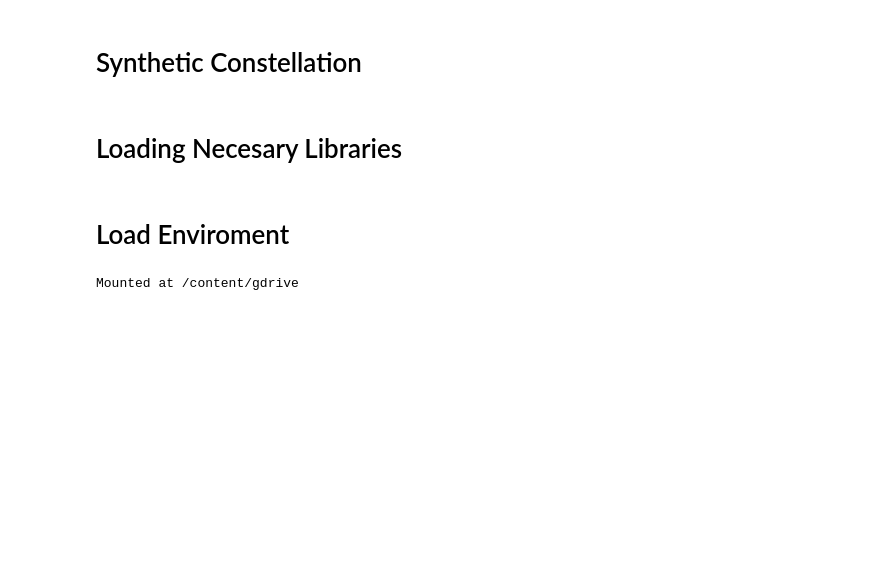
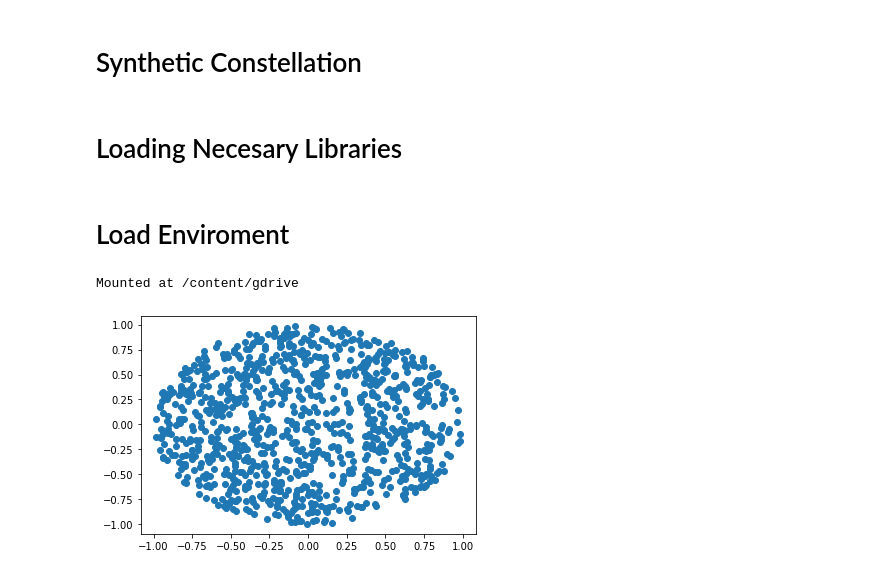
Before and after one commit to R0N3ldrt/ANN, a Jupyter notebook: synthetic_constellation_v2.ipynb, the cells around one changed output. Drawn from its saved outputs; the diff is of its cells as text; code cells hidden in the pictures; blank space fills up the shorter version.

```diff
--- a/synthetic_constellation_v2.ipynb
+++ b/synthetic_constellation_v2.ipynb
@@ -141 +147,17 @@ def non_uniform_point(r=1, xc=0, yc=0):
+# %%
+# Test distribution
+x = []
+y = []
+
+for i in range(0, 1000):
+  x_val, y_val = uniform_point(r=1, xc=0, yc=0)
+  #x_val, y_val = non_uniform_point(r=1, xc=0, yc=0)
+  #x_val, y_val = gausian_point(r=1, xc=0, yc=0)
+  x.append(x_val)
+  y.append(y_val)
+
+plt.scatter(x, y)
+plt.show()
+# %% [output]
+[figure, added]
 # %%
```
Also changed, not shown: parts of 6 cells of this notebook.
